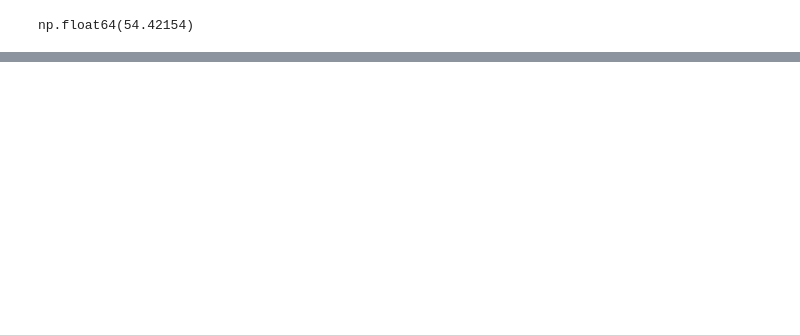
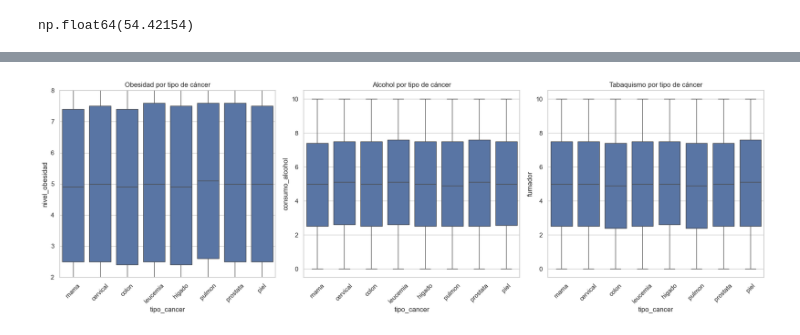
Before and after one commit to catago16/clase_talento_tech, a Jupyter notebook: estadistica_univariada.ipynb, the cells around one changed output, grey strips where cells are left out. Cells and saved outputs as stored; diff of their text form; code cells hidden in the pictures; blank space fills up the shorter version.

```diff
--- a/estadistica_univariada.ipynb
+++ b/estadistica_univariada.ipynb
@@ -154,0 +260,27 @@ cancer_set_df['gpc_edad'].mean()
+# %%
+### axes para  hacer subplot, es decir poner varios graficos en una imagen
+
+fig, axes = plt.subplots(1, 3, figsize=(18, 6), sharex=False)
+
+# Boxplot de obesidad
+sns.boxplot(data=cancer_df, x="tipo_cancer", y="nivel_obesidad", ax=axes[0])
+axes[0].set_title("Obesidad por tipo de cáncer")
+axes[0].tick_params(axis='x', rotation=45)
+axes[0].set_ylim(2, 8)  # Limita el eje Y
+
+# Boxplot de consumo de alcohol
+sns.boxplot(data=cancer_df, x="tipo_cancer", y="consumo_alcohol", ax=axes[1])
+axes[1].set_title("Alcohol por tipo de cáncer")
+axes[1].tick_params(axis='x', rotation=45)
+axes[0].set_ylim(2, 8)  # Limita el eje Y
+
+# Boxplot de tabaquismo
+sns.boxplot(data=cancer_df, x="tipo_cancer", y="fumador", ax=axes[2])
+axes[2].set_title("Tabaquismo por tipo de cáncer")
+axes[2].tick_params(axis='x', rotation=45)
+axes[0].set_ylim(2, 8)  # Limita el eje Y
+
+plt.tight_layout()
+plt.show()
+# %% [output]
+[figure, added]
```
Also changed, not shown: parts of 36 cells of this notebook, 1 other file.
